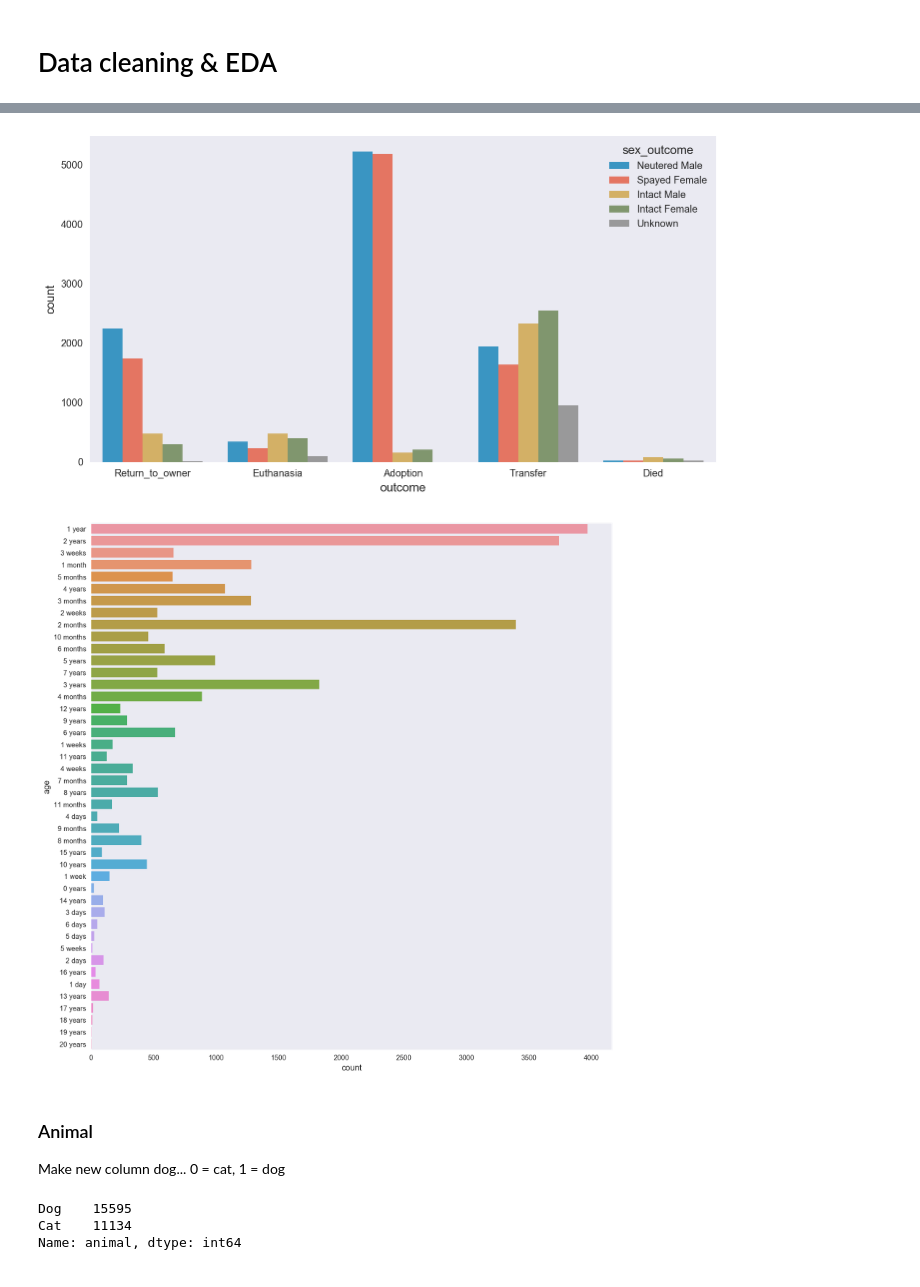
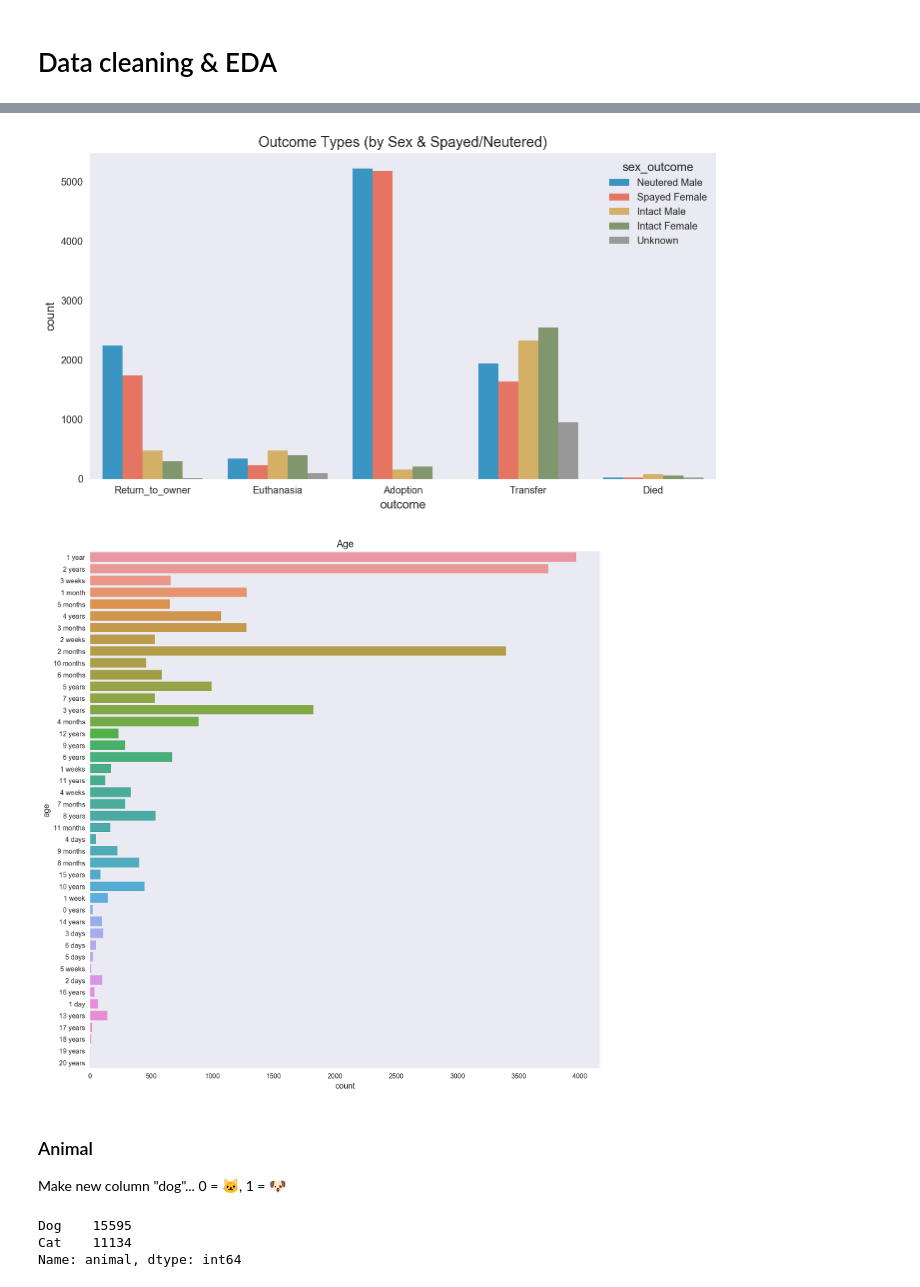
Before and after one commit to vnessified/adopt_me-, a Jupyter notebook: shelter_animal_outcomes.ipynb, the cells around one changed output, grey strips where cells are left out. Cells and saved outputs as stored; diff of their text form; code cells hidden in the pictures.

```diff
--- a/shelter_animal_outcomes.ipynb
+++ b/shelter_animal_outcomes.ipynb
@@ -79,16 +62,17 @@ sns.countplot(x="sex_outcome", data=animals, alpha=0.85);
 # %%
 plt.subplots(figsize=(10, 6))
-sns.countplot(x="outcome", hue="sex_outcome", data=animals, orient="v", alpha=0.85);
+sns.countplot(x="outcome", hue="sex_outcome", data=animals, orient="v", alpha=0.85).\
+set_title('Outcome Types (by Sex & Spayed/Neutered)');
 # %% [output]
-[figure, old version]
+[figure, new version]
 # %%
 plt.subplots(figsize=(12,14))
-sns.countplot(y="age", data=animals);
+sns.countplot(y="age", data=animals).set_title('Age');
 # %% [output]
-[figure, old version]
+[figure, new version]
 # %% [markdown]
 ### Animal
-Make new column dog... 0 = cat, 1 = dog
+Make new column "dog"... 0 = 🐱, 1 = 🐶
 # %%
 animals.animal.value_counts()
 # %% [output]
```
Also changed, not shown: parts of 84 cells of this notebook.
